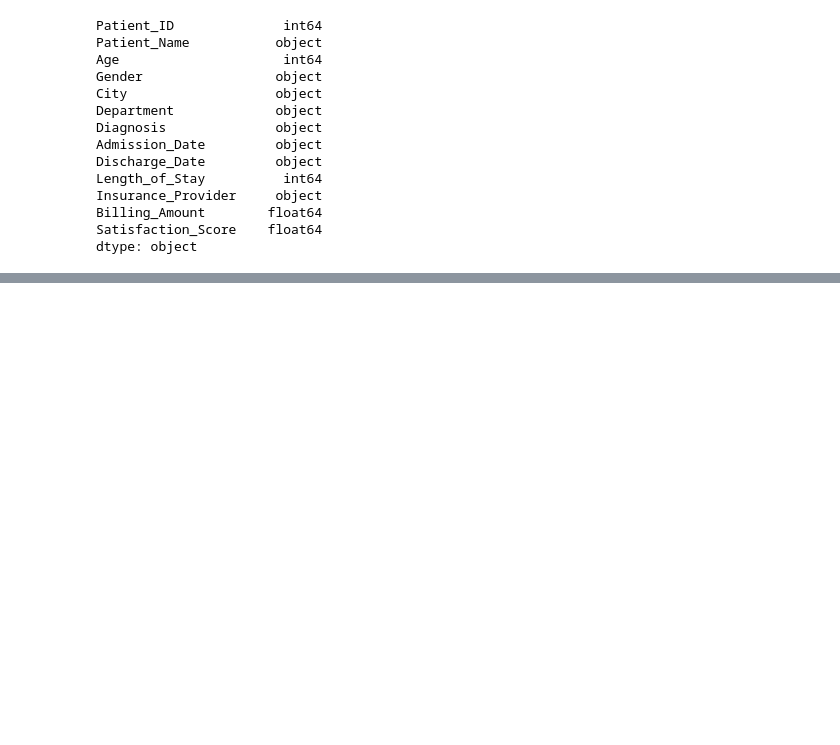
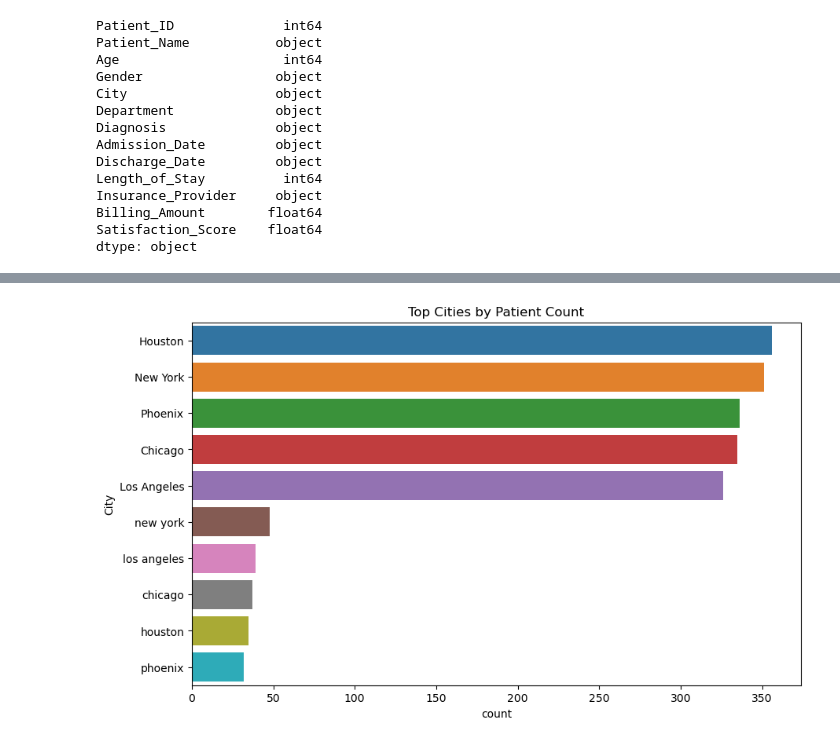
Before and after one commit to bgautham9/Healthcare_Analytics, a Jupyter notebook: Healthcare_analytics.ipynb, the cells around one changed output, grey strips where cells are left out. Cells and saved outputs as stored; diff of their text form; code cells hidden in the pictures; blank space fills up the shorter version.

```diff
--- a/Healthcare_analytics.ipynb
+++ b/Healthcare_analytics.ipynb
@@ -156,0 +266,13 @@ dtype: object
+# %%
+plt.figure(figsize=(10,6))
+
+sns.countplot(
+    data=df,
+    y="City",
+    order=df["City"].value_counts().index[:10]
+)
+
+plt.title("Top Cities by Patient Count")
+plt.show()
+# %% [output]
+[figure, added]
```
Also changed, not shown: parts of 17 cells of this notebook.
